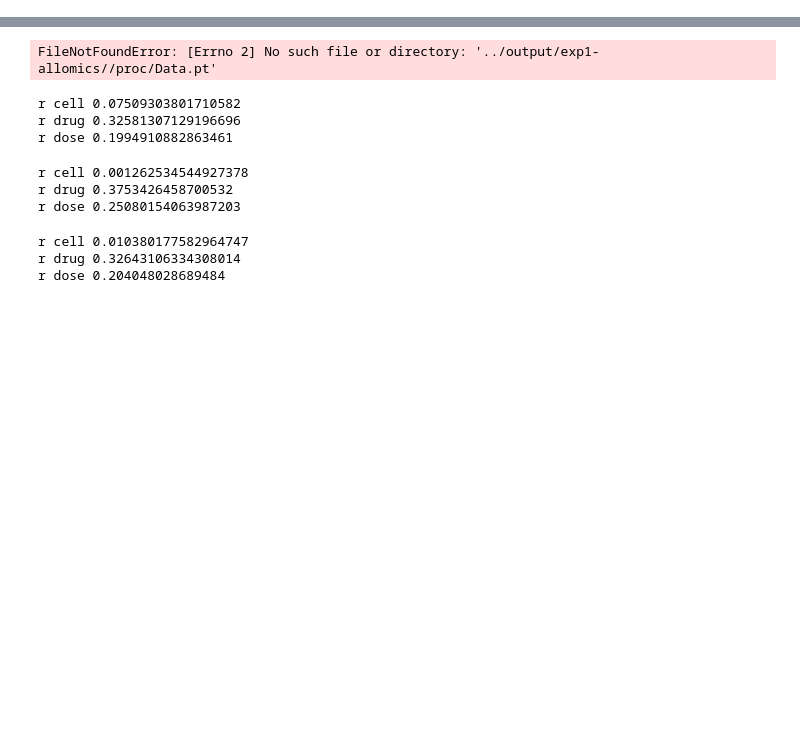
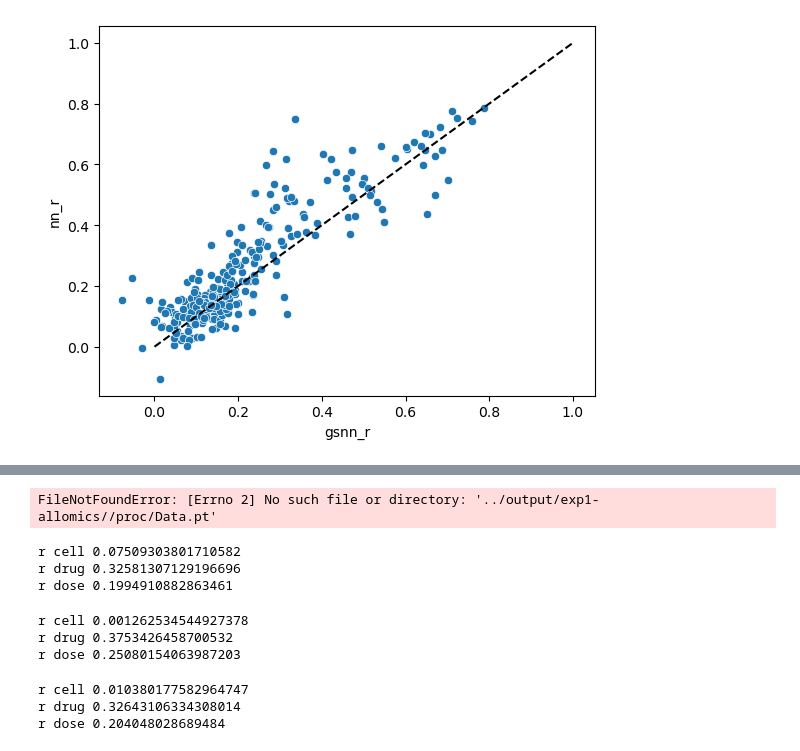
Before and after one commit to nathanieljevans/GSNN, a Jupyter notebook: notebooks/_dev.ipynb, the cells around one changed output, grey strips where cells are left out. Cells and saved outputs as stored; diff of their text form; code cells hidden in the pictures; blank space fills up the shorter version.

```diff
--- a/notebooks/_dev.ipynb
+++ b/notebooks/_dev.ipynb
@@ -23,0 +28,7 @@ from src.models import utils
+# %%
+#gsnn_drug_perf = np.load('../output/exp1-celldrug/GSNN1/f2a1e6fe-b206-4d8e-87b6-ac6499587593/r_drug_dict.pkl', allow_pickle=True)
+gsnn_drug_perf = np.load('../output/exp1-celldrug/GSNN2/1ebb1718-ae02-45ca-9440-7becdd64e922/r_drug_dict.pkl', allow_pickle=True)
+nn_drug_perf = np.load('../output/exp1-celldrug/GSNN1/1c016a28-519c-4094-9681-169c2f9c44bc/r_drug_dict.pkl', allow_pickle=True)
+
+drug_df = pd.DataFrame(gsnn_drug_perf, index=[0]).T.reset_index().rename({'index': 'pert_id', 0:'gsnn_r'}, axis=1).merge(pd.DataFrame(nn_drug_perf, index=[0]).T.reset_index().rename({'index': 'pert_id', 0:'nn_r'}, axis=1))
+drug_df.head()
@@ -23,0 +42,7 @@ from src.models import utils
+# %%
+plt.figure()
+sbn.scatterplot(x='gsnn_r', y='nn_r', data=drug_df)
+plt.plot((0,1), (0,1), 'k--')
+plt.show()
+# %% [output]
+[figure, added]
```
Also changed, not shown: parts of 16 cells of this notebook, 25 other files.
